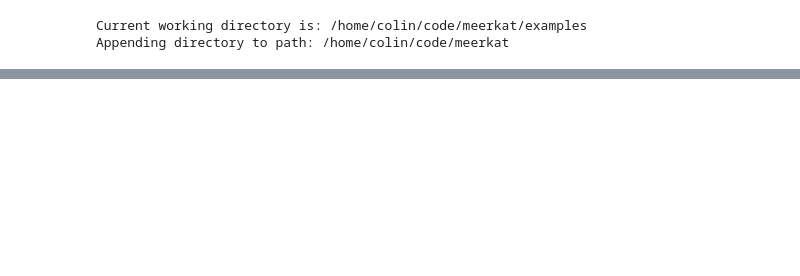
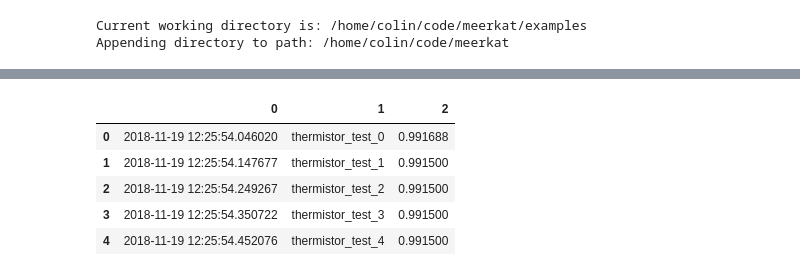
Before and after one commit to crdietrich/meerkat, a Jupyter notebook: examples/ads_thermistor.ipynb, the cells around one changed output, grey strips where cells are left out. Cells and saved outputs as stored; diff of their text form; code cells hidden in the pictures; blank space fills up the shorter version.

```diff
--- a/examples/ads_thermistor.ipynb
+++ b/examples/ads_thermistor.ipynb
@@ -120,6 +152,15 @@ import pandas as pd
 import matplotlib.pyplot as plt
 # %%
 df = pd.DataFrame(data)
+# %%
+df.head()
+# %% [output]
+|  | 0 | 1 | 2 |
+| 0 | 2018-11-19 12:25:54.046020 | thermistor_test_0 | 0.991688 |
+| 1 | 2018-11-19 12:25:54.147677 | thermistor_test_1 | 0.991500 |
+| 2 | 2018-11-19 12:25:54.249267 | thermistor_test_2 | 0.991500 |
+| 3 | 2018-11-19 12:25:54.350722 | thermistor_test_3 | 0.991500 |
+| 4 | 2018-11-19 12:25:54.452076 | thermistor_test_4 | 0.991500 |
 # %%
 df['Rt'] = df.iloc[:,2].apply(lambda Vt: R2(R1=10000, Vin=Vcc, Vout=Vt))
 # %%
```
Also changed, not shown: parts of 8 cells of this notebook, 2 other files.
